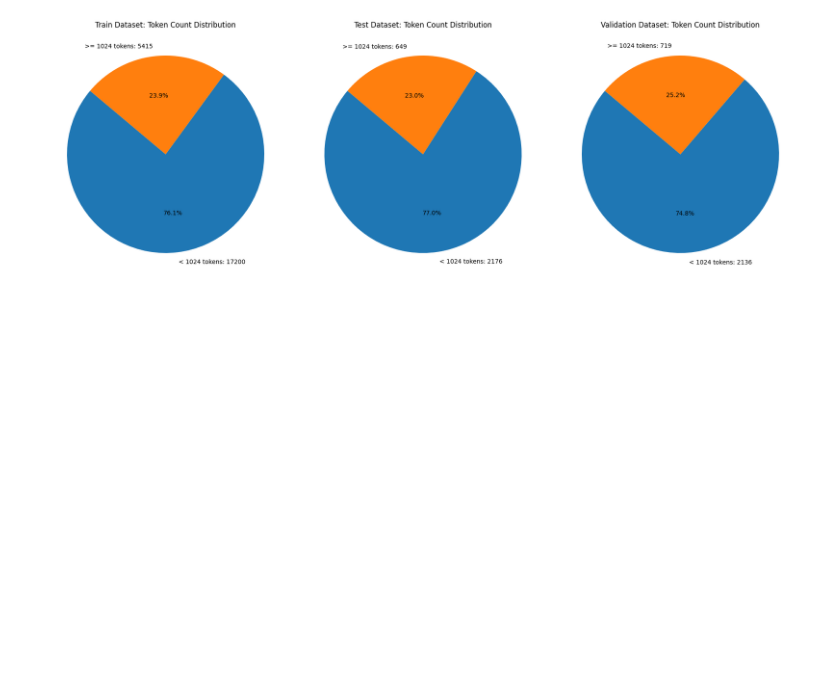
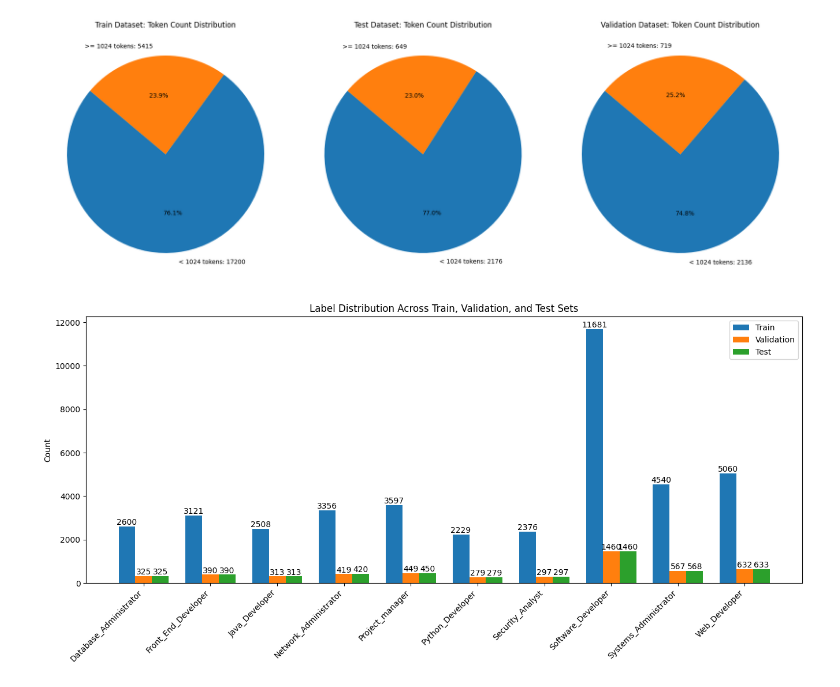
Before and after one commit to PhanQuocTrung18/SMART4IT-Resume-Classification, a Jupyter notebook: visualize_data_cleaned.ipynb, the cells around one changed output. Cells and saved outputs as stored; diff of their text form; code cells hidden in the pictures; blank space fills up the shorter version.

```diff
--- a/visualize_data_cleaned.ipynb
+++ b/visualize_data_cleaned.ipynb
@@ -134,3 +180,57 @@ plt.tight_layout()  # Adjust the layout to prevent overlap
 plt.show()
 # %% [output]
 [figure]
+# %%
+import pandas as pd
+import matplotlib.pyplot as plt
+import os
+
+output_folder = 'data'
+datasets = {
+    'Train': pd.read_csv(os.path.join(output_folder, 'train.csv')),
+    'Validation': pd.read_csv(os.path.join(output_folder, 'val.csv')),
+    'Test': pd.read_csv(os.path.join(output_folder, 'test.csv'))
+}
+
+label_col = 'label'
+all_labels = sorted(list(set(
+    label for df in datasets.values() for labels in df[label_col] for label in labels.split(';')
+)))
+
+def plot_label_distribution(df_dict, label_column, all_labels):
+    label_counts = {name: {label: 0 for label in all_labels} for name in df_dict}
+
+    for name, df in df_dict.items():
+        for labels in df[label_column]:
+            for label in labels.split(';'):
+                if label in label_counts[name]:
+                    label_counts[name][label] += 1
+
+    labels = all_labels
+    x = range(len(labels))
+    bar_width = 0.25
+
+    plt.figure(figsize=(16, 6))
+    for idx, (name, counts) in enumerate(label_counts.items()):
+        bar_positions = [p + idx * bar_width for p in x]
+        values = [counts[label] for label in labels]
+
+        bars = plt.bar(bar_positions, values, width=bar_width, label=name)
+
+        for bar in bars:
+            plt.text(
+                bar.get_x() + bar.get_width() / 2,
+                bar.get_height() + 1,
+                str(int(bar.get_height())),
+                ha='center', va='bottom', fontsize=10, color='black'
+            )
+
+    plt.xticks([p + bar_width for p in x], labels, rotation=45, ha='right')
+    plt.ylabel('Count')
+    plt.title('Label Distribution Across Train, Validation, and Test Sets')
+    plt.legend()
+    plt.show()
+
+plot_label_distribution(datasets, label_col, all_labels)
+# %% [output]
+[figure, added]
```
Also changed, not shown: parts of 2 cells of this notebook.
